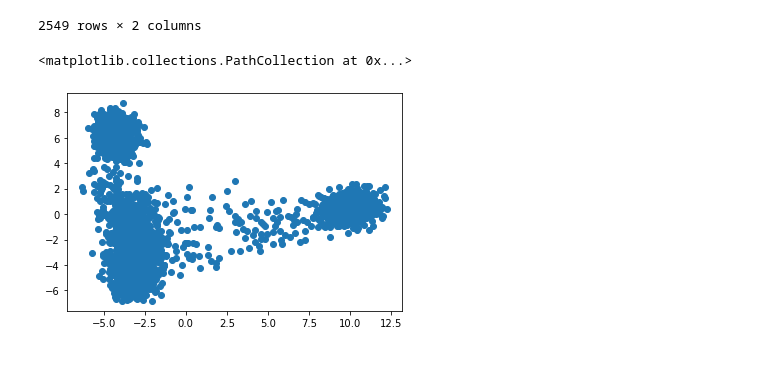
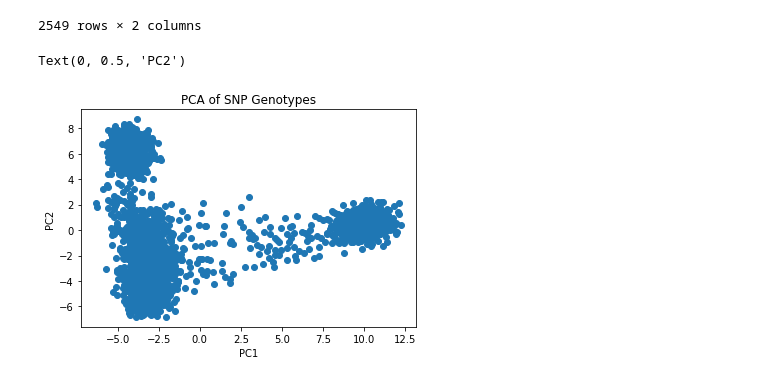
Before and after one commit to GiannaTricola/qbb2020-answers, a Jupyter notebook: day2-HW/Day2- HW.ipynb, the cells around one changed output. Cells and saved outputs as stored; diff of their text form; code cells hidden in the pictures.

```diff
--- a/day2-HW/Day2- HW.ipynb
+++ b/day2-HW/Day2- HW.ipynb
@@ -182,6 +181,9 @@ pca_output_df
 # %%
 fig, ax = plt.subplots()
 ax.scatter(x = pca_output_df['PC1'], y = pca_output_df['PC2'])
+ax.set_title('PCA of SNP Genotypes')
+ax.set_xlabel('PC1')
+ax.set_ylabel('PC2')
 # %% [output]
-<matplotlib.collections.PathCollection at 0x...>
+Text(0, 0.5, 'PC2')
-[figure, old version]
+[figure, new version]
```
Also changed, not shown: parts of 2 cells of this notebook.
